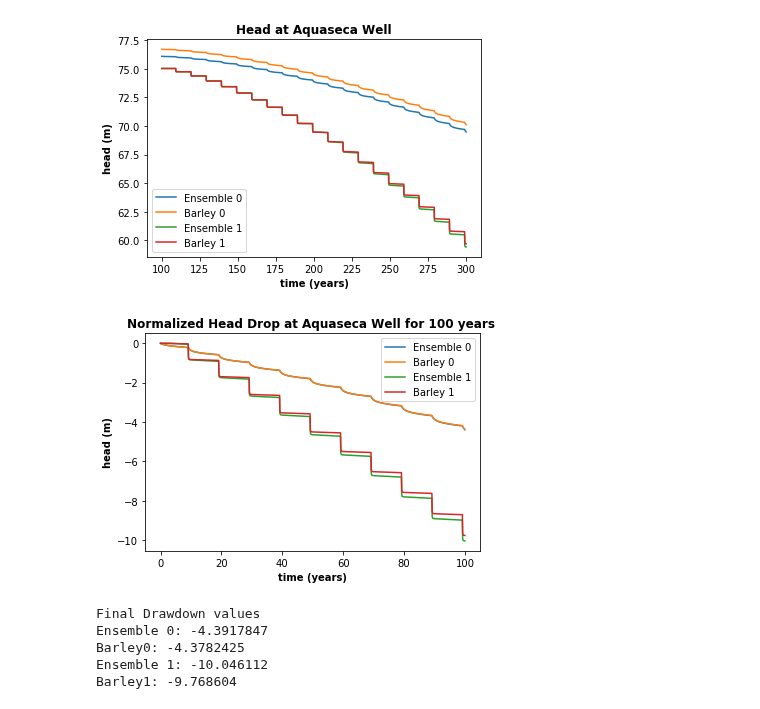
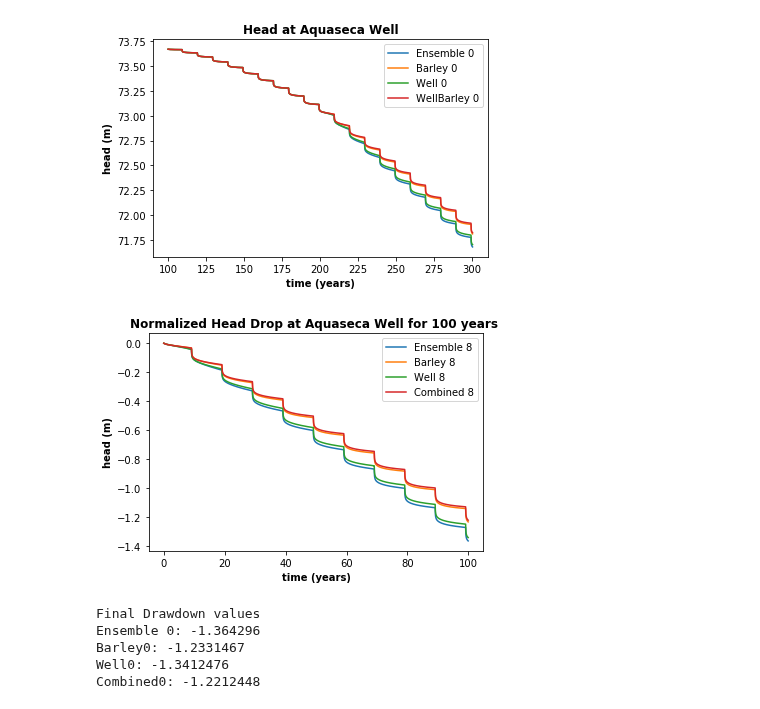
Before and after one commit to groundwater-modeling-Spring2020/Aguaseca_Project, a Jupyter notebook: Advocacy/plotting_advocacy.ipynb, the cells around one changed output. Saved outputs shown, nothing was run; the diff lists cells and outputs as text; code cells hidden in the pictures.

```diff
--- a/Advocacy/plotting_advocacy.ipynb
+++ b/Advocacy/plotting_advocacy.ipynb
@@ -198,8 +223,10 @@ for j in range(len(ensembles)):
     plt.plot(head_ts[j][1200:, 0]/360, head_ts[j][1200:, 1], label=label) #plot the time series with points at each record
     label = 'Barley ' + str(j)
     plt.plot(head_ts_b[j][1200:, 0]/360, head_ts_b[j][1200:, 1], label=label)
-#     label = 'Well ' + str(j)
-#     plt.plot(head_ts_w[j][1200:, 0]/360, head_ts_w[j][1200:, 1], label=label)
+    label = 'Well ' + str(j)
+    plt.plot(head_ts_w[j][1200:, 0]/360, head_ts_w[j][1200:, 1], label=label)
+    label = 'WellBarley ' + str(j)
+    plt.plot(head_ts_bw[j][1200:, 0]/360, head_ts_bw[j][1200:, 1], label=label)
 plt.legend()
 #plt.savefig("Head_Aqua5.png",dpi=600)
 plt.show()
@@ -215,51 +242,62 @@ for k in range(len(ensembles)):
 
 #Normalize the Barley
 normalized_head_b = np.tile({},len(ensembles))
 for k in range(len(ensembles)):
     normalized_head_b[k] = []
     for i in range(2401, 3601):
         normalized_head_b[k].append(head_ts_b[k][i,1] - head_ts_b[k][2400,1])
 
 # #Normalize the well scenario
-# normalized_head_w = np.tile({},len(ensembles))
-# for k in range(len(ensembles)):
-#     normalized_head_w[k] = []
-#     for i in range(2401, 3601):
-#         normalized_head_w[k].append(head_ts_w[k][i,1] - head_ts_w[k][2400,1])
+normalized_head_w = np.tile({},len(ensembles))
+for k in range(len(ensembles)):
+    normalized_head_w[k] = []
+    for i in range(2401, 3601):
+        normalized_head_w[k].append(head_ts_w[k][i,1] - head_ts_w[k][2400,1])
+
+# #Normalize the well & Barley scenario
+normalized_head_bw = np.tile({},len(ensembles))
+for k in range(len(ensembles)):
+    normalized_head_bw[k] = []
+    for i in range(2401, 3601):
+        normalized_head_bw[k].append(head_ts_bw[k][i,1] - head_ts_bw[k][2400,1])
 
 plt.subplot(1, 1, 1)
 plt.title("Normalized Head Drop at Aquaseca Well for 100 years ",fontweight='bold')
 plt.xlabel('time (years)',fontweight='bold')
 plt.ylabel('head (m)',fontweight='bold')
 for j in range(len(ensembles)):
-    label = 'Ensemble ' + str(j)
+    label = 'Ensemble 8'# + str(j)
     ts = np.arange(0, 100, 1/12)
     plt.plot(ts,normalized_head[j], label=label)
-    label = 'Barley ' + str(j)
+    label = 'Barley 8' #+ str(j)
     plt.plot(ts,normalized_head_b[j], label=label)
-#     label = 'Well ' + str(j)
-#     plt.plot(ts,normalized_head_w[j], label=label)
+    label = 'Well 8' #+ str(j)
+    plt.plot(ts,normalized_head_w[j], label=label)
+    label = 'Combined 8'# + str(j)
+    plt.plot(ts,normalized_head_bw[j], label=label)
 plt.legend()
 #plt.savefig("Head_Aqua5.png",dpi=600)
 plt.show()
 
 #print(len(normalized_head[1]))
 print('Final Drawdown values')
 for j in range(len(ensembles)):
     label = 'Ensemble ' + str(j) +': '
     print(label + str(normalized_head[j][1199]))
     label = 'Barley' + str(j) +': '
     print(label + str(normalized_head_b[j][1199]))
-#     label = 'Well' + str(j) +': '
-#     print(label + str(normalized_head_w[j][1199]))
+    label = 'Well' + str(j) +': '
+    print(label + str(normalized_head_w[j][1199]))
+    label = 'Combined' + str(j) +': '
+    print(label + str(normalized_head_bw[j][1199]))
 # %% [output]
-[figure, old version]
+[figure, new version]
-[figure, old version]
+[figure, new version]
 Final Drawdown values
-Ensemble 0: -4.3917847
-Barley0: -4.3782425
-Ensemble 1: -10.046112
-Barley1: -9.768604
+Ensemble 0: -1.364296
+Barley0: -1.2331467
+Well0: -1.3412476
+Combined0: -1.2212448
 # %%
 cell_id1 = well2_loc #cell at the center of the ag area
 time_series1 = headobj.get_ts(cell_id1) #get the time series using flopy
```
Also changed, not shown: parts of 7 cells of this notebook.
